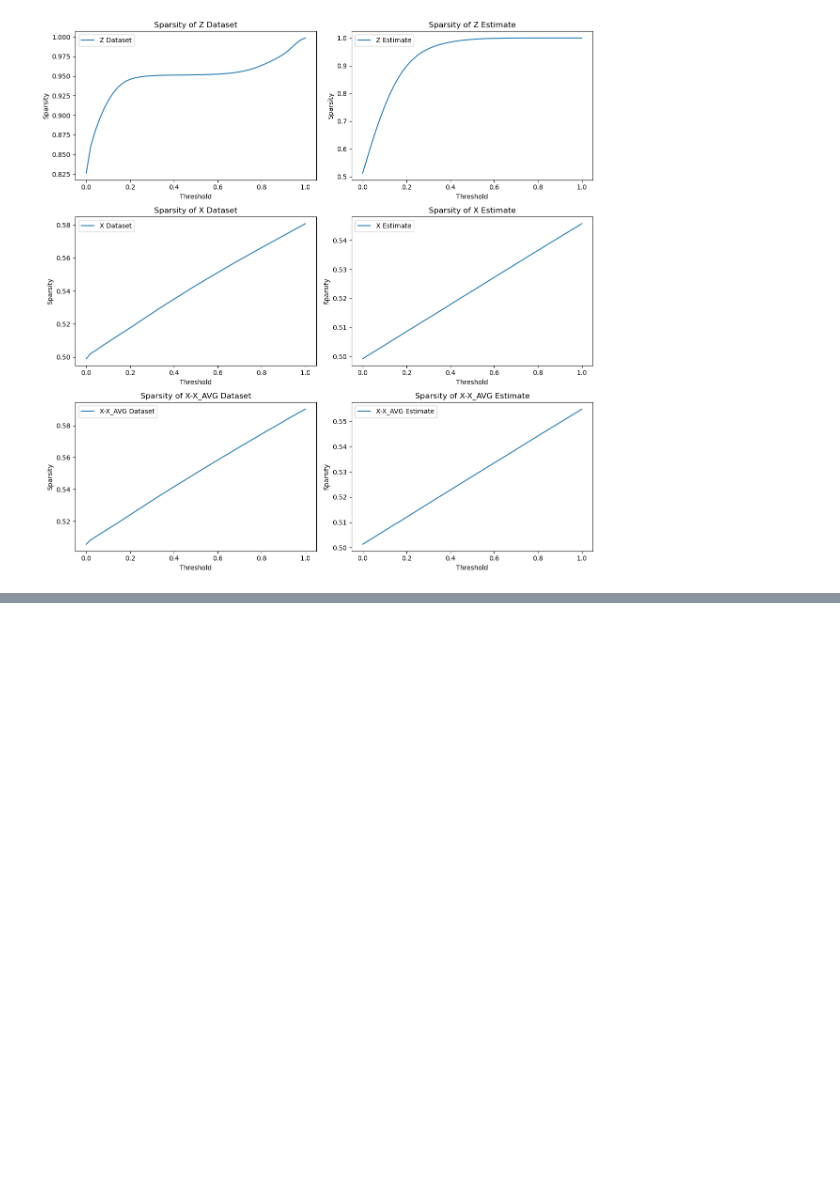
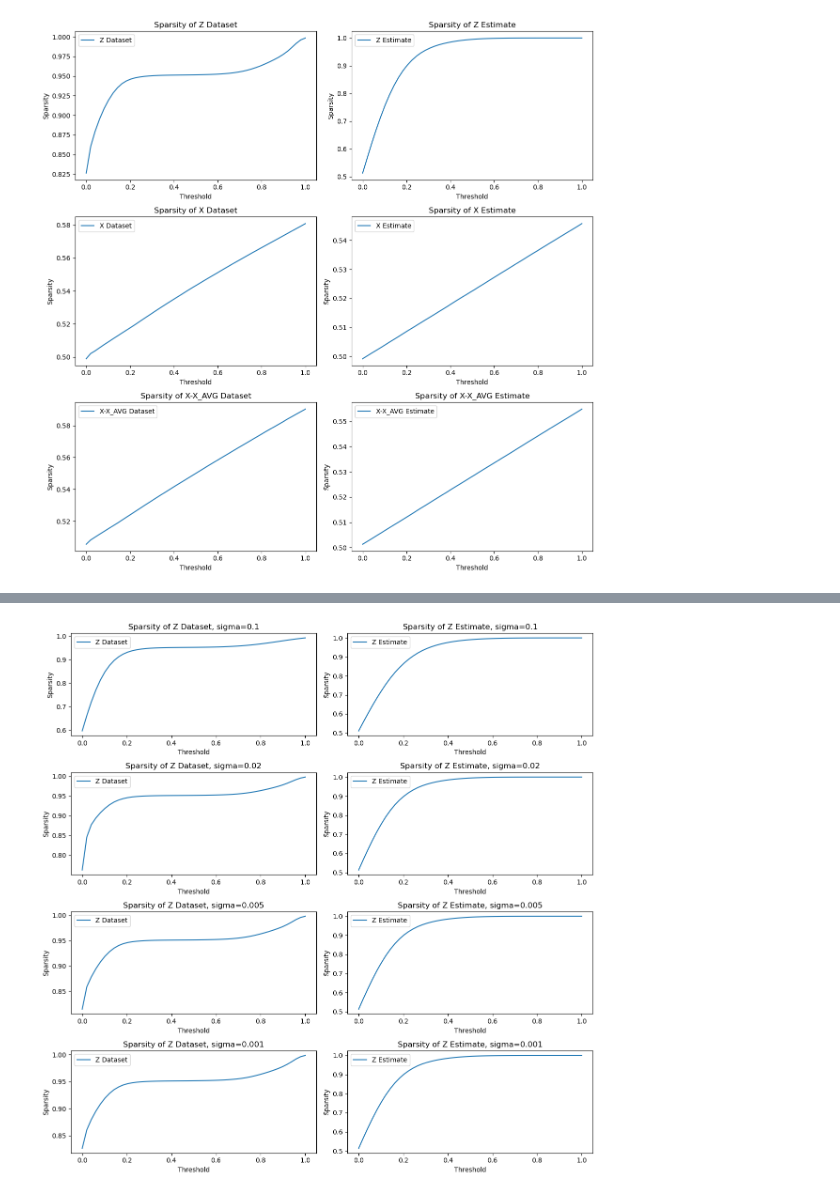
Before and after one commit to itaygeva/MultidimCS, a Jupyter notebook: show_results_jup.ipynb, the cells around one changed output, grey strips where cells are left out. Drawn from its saved outputs; the diff is of its cells as text; code cells hidden in the pictures; blank space fills up the shorter version.

```diff
--- a/show_results_jup.ipynb
+++ b/show_results_jup.ipynb
@@ -120,0 +192,67 @@ plt.show()
+# %%
+import numpy as np
+thresholds = np.linspace(0, 1, num=50)  # Adjust range and resolution of thresholds as needed
+
+# Calculate sparsity for each dataset
+Z_dataset_sparsity1 = calculate_sparsity(Z_dataset1, thresholds)
+Z_estimate_sparsity1 = calculate_sparsity(Z_estimate1, thresholds)
+Z_dataset_sparsity2 = calculate_sparsity(Z_dataset2, thresholds)
+Z_estimate_sparsity2 = calculate_sparsity(Z_estimate2, thresholds)
+Z_dataset_sparsity3 = calculate_sparsity(Z_dataset3, thresholds)
+Z_estimate_sparsity3 = calculate_sparsity(Z_estimate3, thresholds)
+Z_dataset_sparsity4 = calculate_sparsity(Z_dataset4, thresholds)
+Z_estimate_sparsity4 = calculate_sparsity(Z_estimate4, thresholds)
+
+# Setting up the figure and axes
+fig, axes = plt.subplots(4, 2, figsize=(12, 12))  # 4 rows, 2 columns
+
+# Plot sparsity levels
+axes[0, 0].plot(thresholds, Z_dataset_sparsity1, label='Z Dataset')
+axes[0, 0].set_title('Sparsity of Z Dataset, sigma=0.1')
+axes[0, 0].set_xlabel('Threshold')
+axes[0, 0].set_ylabel('Sparsity')
+
+axes[0, 1].plot(thresholds, Z_estimate_sparsity1, label='Z Estimate')
+axes[0, 1].set_title('Sparsity of Z Estimate, sigma=0.1')
+axes[0, 1].set_xlabel('Threshold')
+axes[0, 1].set_ylabel('Sparsity')
+
+axes[1, 0].plot(thresholds, Z_dataset_sparsity2, label='Z Dataset')
+axes[1, 0].set_title('Sparsity of Z Dataset, sigma=0.02')
+axes[1, 0].set_xlabel('Threshold')
+axes[1, 0].set_ylabel('Sparsity')
+
+axes[1, 1].plot(thresholds, Z_estimate_sparsity2, label='Z Estimate')
+axes[1, 1].set_title('Sparsity of Z Estimate, sigma=0.02')
+axes[1, 1].set_xlabel('Threshold')
+axes[1, 1].set_ylabel('Sparsity')
+
+axes[2, 0].plot(thresholds, Z_dataset_sparsity3, label='Z Dataset')
+axes[2, 0].set_title('Sparsity of Z Dataset, sigma=0.005')
+axes[2, 0].set_xlabel('Threshold')
+axes[2, 0].set_ylabel('Sparsity')
+
+axes[2, 1].plot(thresholds, Z_estimate_sparsity3, label='Z Estimate')
+axes[2, 1].set_title('Sparsity of Z Estimate, sigma=0.005')
+axes[2, 1].set_xlabel('Threshold')
+axes[2, 1].set_ylabel('Sparsity')
+
+axes[3, 0].plot(thresholds, Z_dataset_sparsity4, label='Z Dataset')
+axes[3, 0].set_title('Sparsity of Z Dataset, sigma=0.001')
+axes[3, 0].set_xlabel('Threshold')
+axes[3, 0].set_ylabel('Sparsity')
+
+axes[3, 1].plot(thresholds, Z_estimate_sparsity4, label='Z Estimate')
+axes[3, 1].set_title('Sparsity of Z Estimate, sigma=0.001')
+axes[3, 1].set_xlabel('Threshold')
+axes[3, 1].set_ylabel('Sparsity')
+
+# Adding legends
+for ax in axes.flat:
+    ax.legend()
+
+# Adjust layout to prevent overlap
+plt.tight_layout()
+plt.show()
+# %% [output]
+[figure, added]
```
Also changed, not shown: parts of 2 cells of this notebook, 7 other files.
